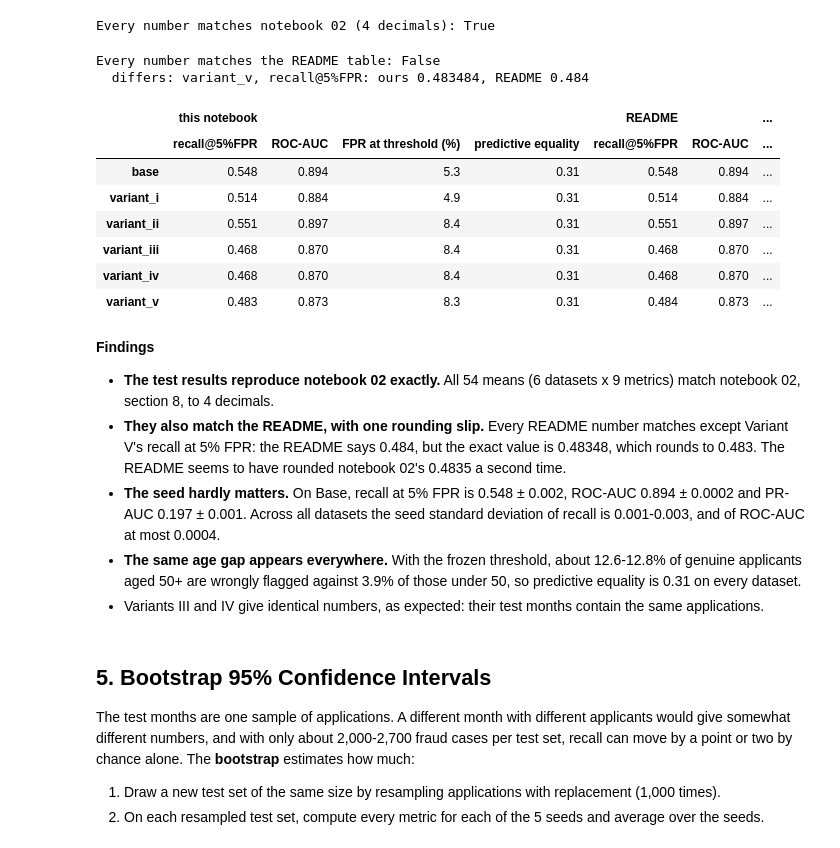
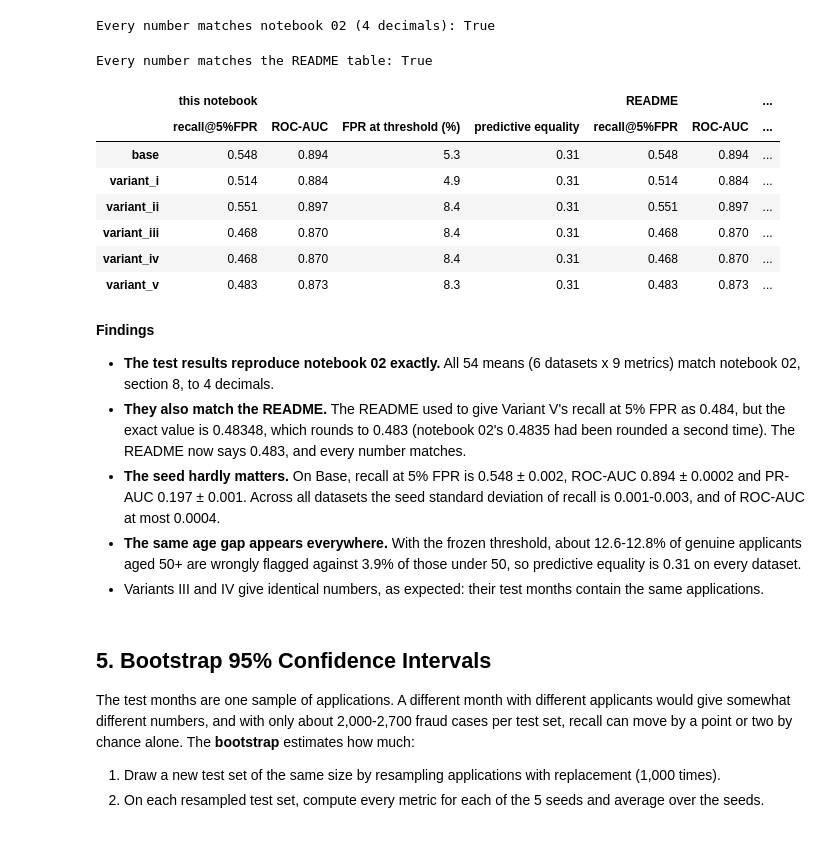
Before and after one commit to ErinaTjin/bt4012_grp10, a Jupyter notebook: notebooks/04_evaluation.ipynb, the cells around one changed output. Cells and saved outputs as stored; diff of their text form; code cells hidden in the pictures.

```diff
--- a/notebooks/04_evaluation.ipynb
+++ b/notebooks/04_evaluation.ipynb
@@ -373,43 +373,42 @@ Every number matches notebook 02 (4 decimals): True
 # %%
 # The "Latest test results" table in README.md
 README_TABLE = pd.DataFrame({
-    'recall@5%FPR': [0.548, 0.514, 0.551, 0.468, 0.468, 0.484],
+    'recall@5%FPR': [0.548, 0.514, 0.551, 0.468, 0.468, 0.483],
     'ROC-AUC': [0.894, 0.884, 0.897, 0.870, 0.870, 0.873],
     'FPR at threshold (%)': [5.3, 4.9, 8.4, 8.4, 8.4, 8.3],
     'predictive equality': [0.31] * 6,
 }, index=DATASETS)
 
 ours_rounded = pd.DataFrame({
     'recall@5%FPR': test_mean['recall@5%FPR'].round(3),
     'ROC-AUC': test_mean['ROC-AUC'].round(3),
     'FPR at threshold (%)': (test_mean['FPR at threshold'] * 100).round(1),
     'predictive equality': test_mean['predictive equality'].round(2),
 }, index=DATASETS)
 
 matches = np.isclose(ours_rounded, README_TABLE)
 print('Every number matches the README table:', bool(matches.all()))
 exact = {'recall@5%FPR': test_mean['recall@5%FPR'], 'ROC-AUC': test_mean['ROC-AUC'],
          'FPR at threshold (%)': test_mean['FPR at threshold'] * 100,
          'predictive equality': test_mean['predictive equality']}
 for i, j in zip(*np.where(~matches)):
     dataset, column = DATASETS[i], README_TABLE.columns[j]
     print(f'  differs: {dataset}, {column}: ours {exact[column].loc[dataset]:.6f}, README {README_TABLE.iloc[i, j]}')
 pd.concat({'this notebook': ours_rounded, 'README': README_TABLE}, axis=1)
 # %% [output]
-Every number matches the README table: False
-  differs: variant_v, recall@5%FPR: ours 0.483484, README 0.484
+Every number matches the README table: True
 |  | this notebook |  |  |  | README |  | ... |
 |  | recall@5%FPR | ROC-AUC | FPR at threshold (%) | predictive equality | recall@5%FPR | ROC-AUC | ... |
 | base | 0.548 | 0.894 | 5.3 | 0.31 | 0.548 | 0.894 | ... |
 | variant_i | 0.514 | 0.884 | 4.9 | 0.31 | 0.514 | 0.884 | ... |
 | variant_ii | 0.551 | 0.897 | 8.4 | 0.31 | 0.551 | 0.897 | ... |
 | variant_iii | 0.468 | 0.870 | 8.4 | 0.31 | 0.468 | 0.870 | ... |
 | variant_iv | 0.468 | 0.870 | 8.4 | 0.31 | 0.468 | 0.870 | ... |
-| variant_v | 0.483 | 0.873 | 8.3 | 0.31 | 0.484 | 0.873 | ... |
+| variant_v | 0.483 | 0.873 | 8.3 | 0.31 | 0.483 | 0.873 | ... |
 # %% [markdown]
 **Findings**
 - **The test results reproduce notebook 02 exactly.** All 54 means (6 datasets x 9 metrics) match notebook 02, section 8, to 4 decimals.
-- **They also match the README, with one rounding slip.** Every README number matches except Variant V's recall at 5% FPR: the README says 0.484, but the exact value is 0.48348, which rounds to 0.483. The README seems to have rounded notebook 02's 0.4835 a second time.
+- **They also match the README.** The README used to give Variant V's recall at 5% FPR as 0.484, but the exact value is 0.48348, which rounds to 0.483 (notebook 02's 0.4835 had been rounded a second time). The README now says 0.483, and every number matches.
 - **The seed hardly matters.** On Base, recall at 5% FPR is 0.548 ± 0.002, ROC-AUC 0.894 ± 0.0002 and PR-AUC 0.197 ± 0.001. Across all datasets the seed standard deviation of recall is 0.001-0.003, and of ROC-AUC at most 0.0004.
 - **The same age gap appears everywhere.** With the frozen threshold, about 12.6-12.8% of genuine applicants aged 50+ are wrongly flagged against 3.9% of those under 50, so predictive equality is 0.31 on every dataset.
 - Variants III and IV give identical numbers, as expected: their test months contain the same applications.
```
Also changed, not shown: parts of 51 cells of this notebook.
